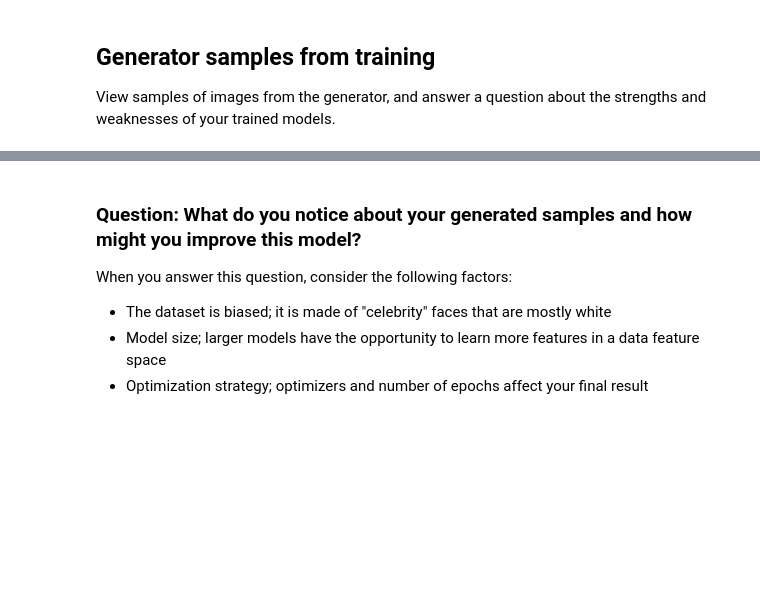
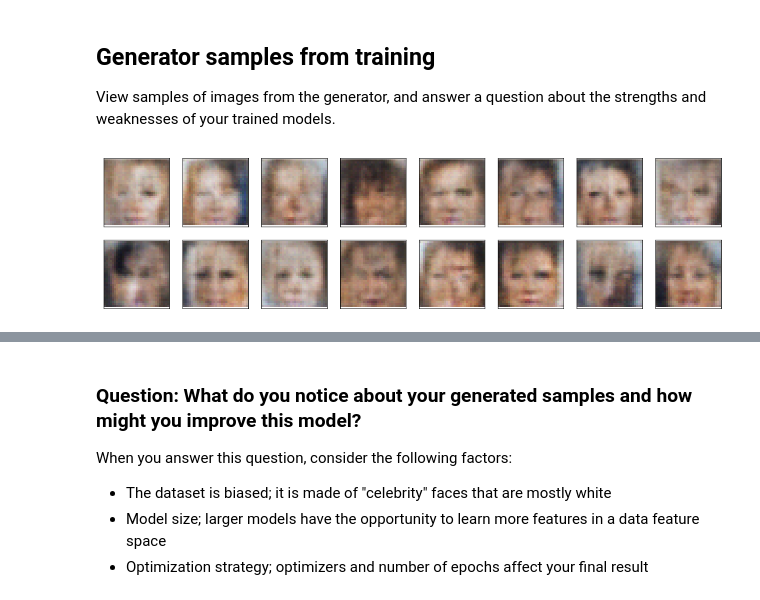
Before and after one commit to abtripathi/generate_faces, a Jupyter notebook: dlnd_face_generation.ipynb, the cells around one changed output, grey strips where cells are left out. Drawn from its saved outputs; the diff is of its cells as text; code cells hidden in the pictures; blank space fills up the shorter version.

```diff
--- a/dlnd_face_generation.ipynb
+++ b/dlnd_face_generation.ipynb
@@ -637,9 +650,16 @@ def view_samples(epoch, samples):
         img = ((img + 1)*255 / (2)).astype(np.uint8)
         ax.xaxis.set_visible(False)
         ax.yaxis.set_visible(False)
-        im = ax.imshow(img.reshape((32,32,3)))
+        #im = ax.imshow(img.reshape((32,32,3)))
+        ax.imshow(img)
 # %%
 # Load samples from generator, taken while training
 with open('train_samples.pkl', 'rb') as f:
     samples = pkl.load(f)
+# %%
+## samples after 1 epoch
+
+_ = view_samples(0, samples)
+# %% [output]
+[figure, added]
 # %%
```
Also changed, not shown: parts of 14 cells of this notebook, 2 other files.
